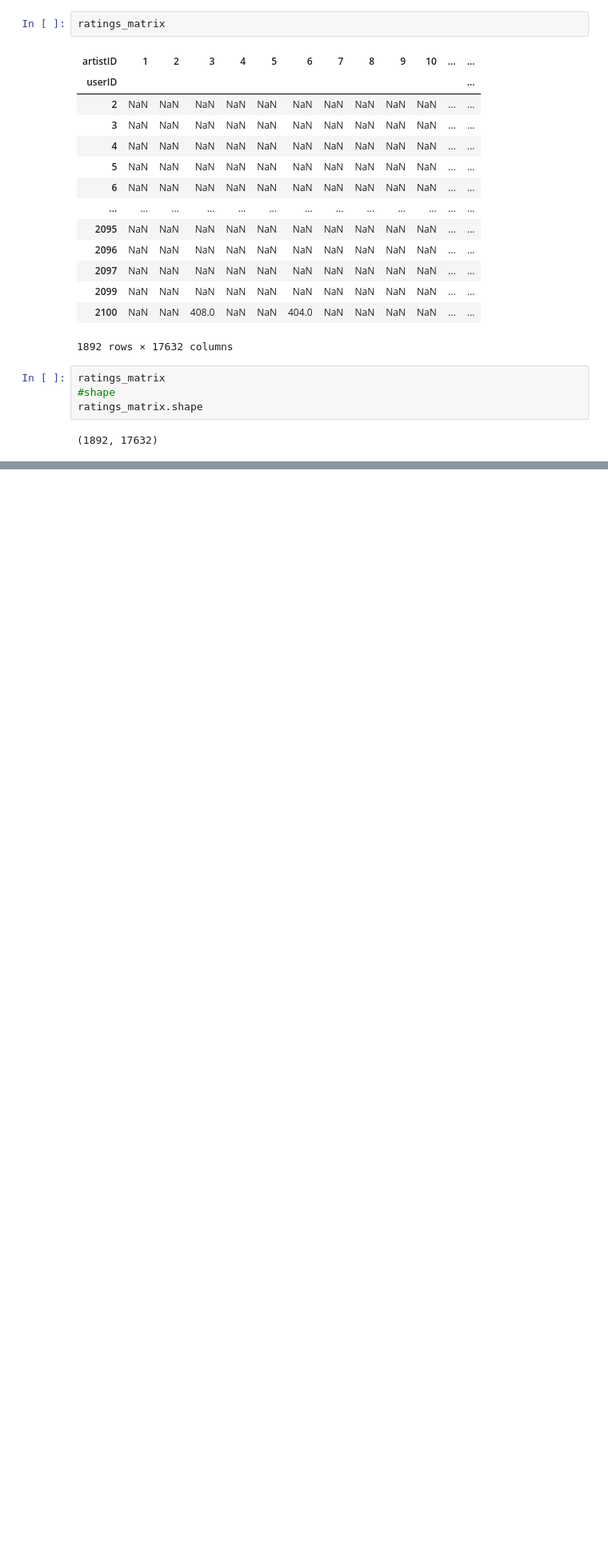
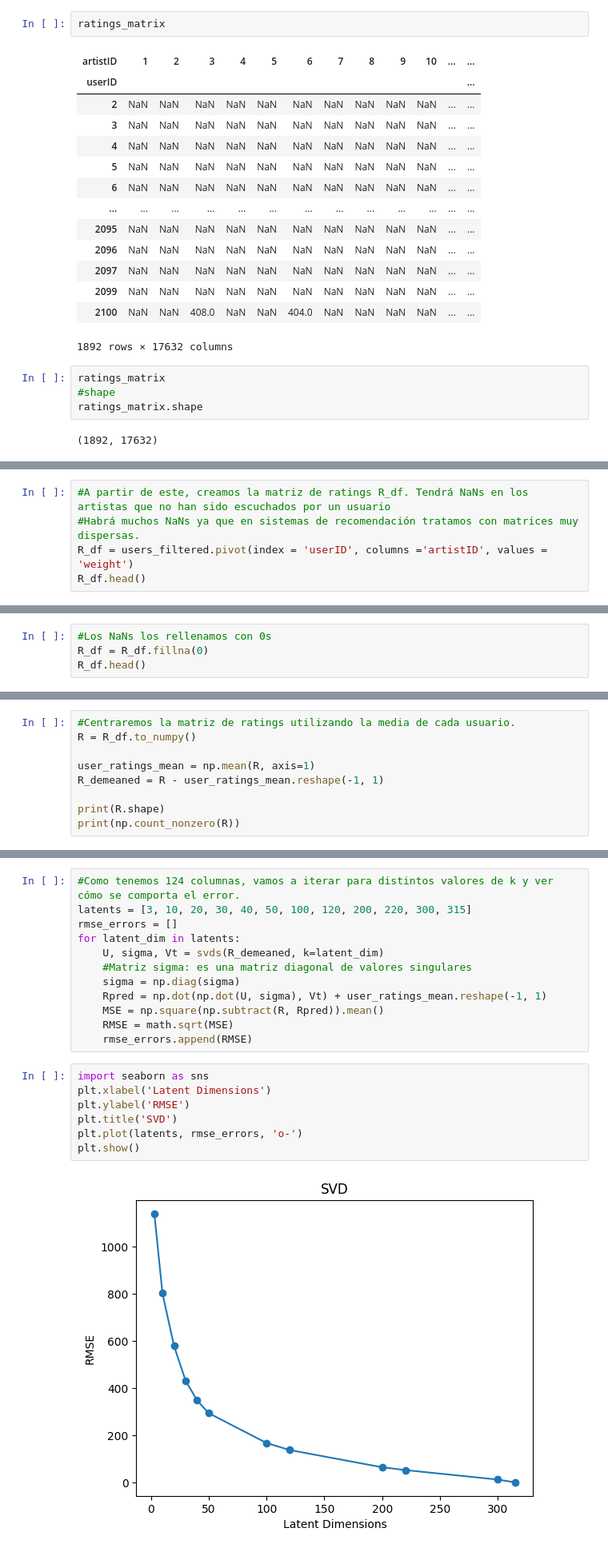
Before and after one commit to beasicilia14/ML3_Project2, a Jupyter notebook: ml_project2_vf.ipynb, the cells around one changed output, grey strips where cells are left out. Shown: that part at 80% size. Cells and saved outputs as stored; diff of their text form; blank space fills up the shorter version.

```diff
--- a/ml_project2_vf.ipynb
+++ b/ml_project2_vf.ipynb
@@ -556,0 +540,5 @@ def svd_cornac(df, k_min=10, k_max=2000, step=100):
+# %%
+#A partir de este, creamos la matriz de ratings R_df. Tendrá NaNs en los artistas que no han sido escuchados por un usuario
+#Habrá muchos NaNs ya que en sistemas de recomendación tratamos con matrices muy dispersas.
+R_df = users_filtered.pivot(index = 'userID', columns ='artistID', values = 'weight')
+R_df.head()
@@ -556,0 +554,4 @@ def svd_cornac(df, k_min=10, k_max=2000, step=100):
+# %%
+#Los NaNs los rellenamos con 0s
+R_df = R_df.fillna(0)
+R_df.head()
@@ -556,0 +567,9 @@ def svd_cornac(df, k_min=10, k_max=2000, step=100):
+# %%
+#Centraremos la matriz de ratings utilizando la media de cada usuario.
+R = R_df.to_numpy()
+
+user_ratings_mean = np.mean(R, axis=1)
+R_demeaned = R - user_ratings_mean.reshape(-1, 1)
+
+print(R.shape)
+print(np.count_nonzero(R))
@@ -556,0 +583,21 @@ def svd_cornac(df, k_min=10, k_max=2000, step=100):
+# %%
+#Como tenemos 124 columnas, vamos a iterar para distintos valores de k y ver cómo se comporta el error.
+latents = [3, 10, 20, 30, 40, 50, 100, 120, 200, 220, 300, 315]
+rmse_errors = []
+for latent_dim in latents:
+    U, sigma, Vt = svds(R_demeaned, k=latent_dim)
+    #Matriz sigma: es una matriz diagonal de valores singulares
+    sigma = np.diag(sigma)
+    Rpred = np.dot(np.dot(U, sigma), Vt) + user_ratings_mean.reshape(-1, 1)
+    MSE = np.square(np.subtract(R, Rpred)).mean()
+    RMSE = math.sqrt(MSE)
+    rmse_errors.append(RMSE)
+# %%
+import seaborn as sns
+plt.xlabel('Latent Dimensions')
+plt.ylabel('RMSE')
+plt.title('SVD')
+plt.plot(latents, rmse_errors, 'o-')
+plt.show()
+# %% [output]
+[figure, added]
```
Also changed, not shown: parts of 13 cells of this notebook, 1 other file.
